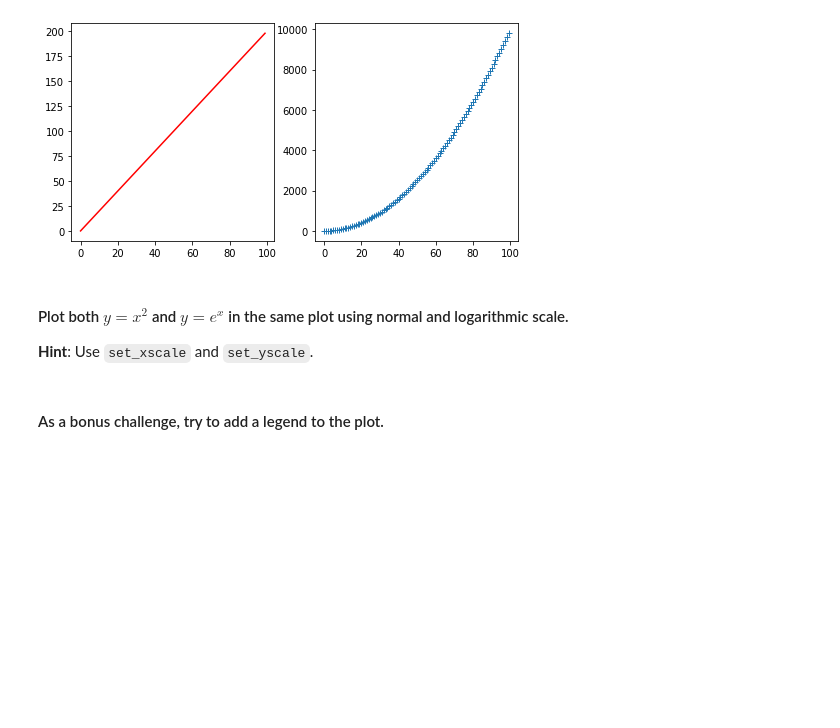
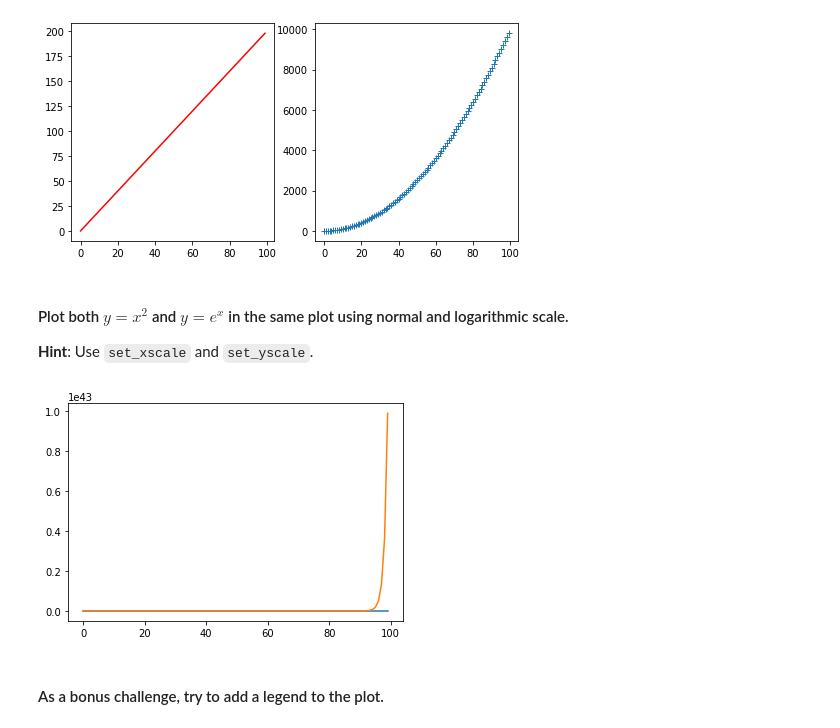
Before and after one commit to renatorbf/lab-matplotlib-seaborn, a Jupyter notebook: your-code/main.ipynb, the cells around one changed output. Cells and saved outputs as stored; diff of their text form; code cells hidden in the pictures; blank space fills up the shorter version.

```diff
--- a/your-code/main.ipynb
+++ b/your-code/main.ipynb
@@ -71,3 +70,20 @@ plt.show()
+# %%
+# your code here
+# import math
+
+x = np.arange(0,100)
+y1 = x**2
+y2 = np.exp(x)
+
+plt.plot(x,y1)
+plt.yscale('log')
+
+
+plt.plot(x,y2)
+plt.yscale('linear')
+plt.show()
+# %% [output]
+[figure, added]
 # %% [markdown]
 #### As a bonus challenge, try to add a legend to the plot.
 # %%
```
Also changed, not shown: parts of 3 cells of this notebook.
